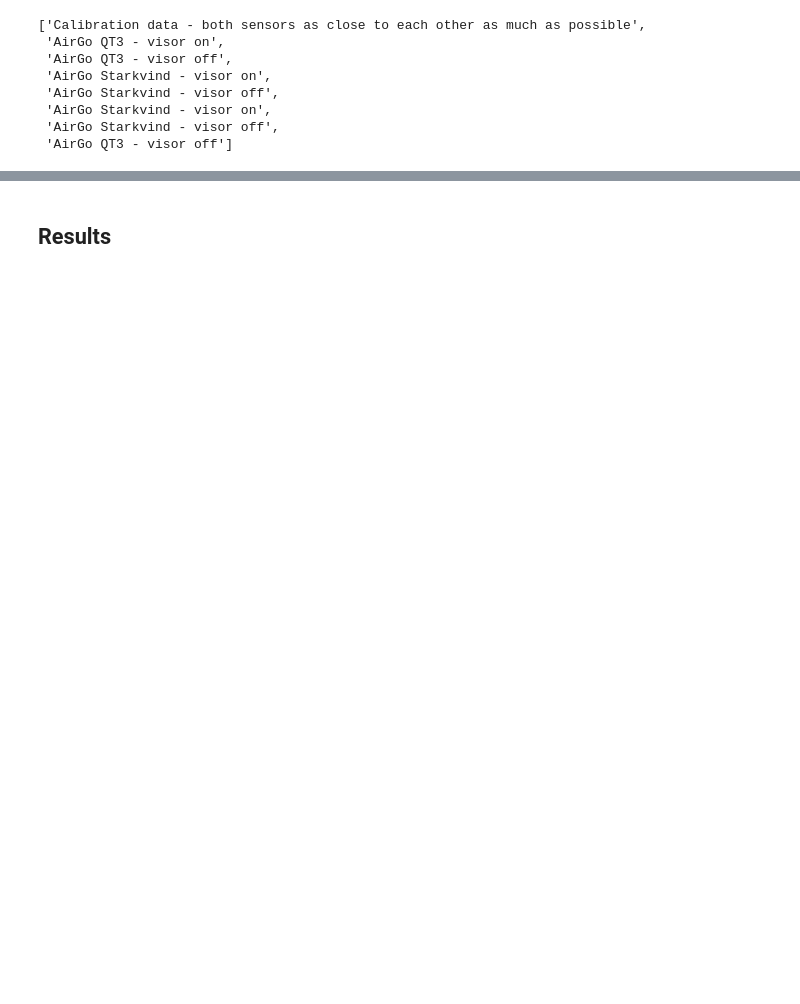
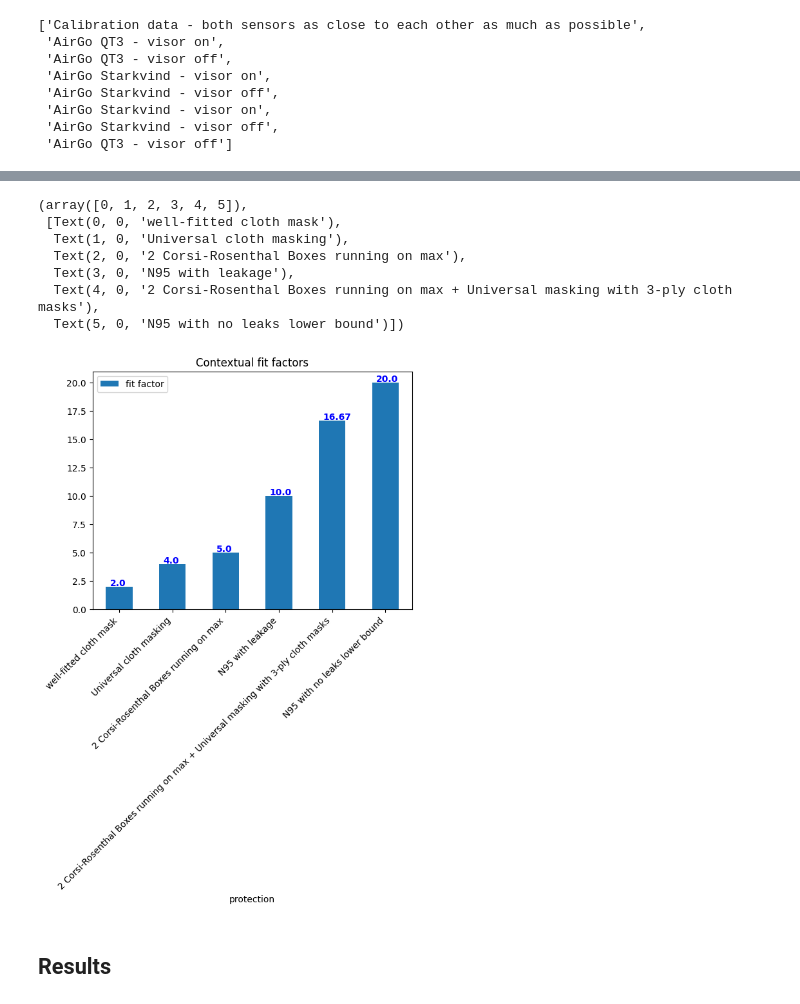
Before and after one commit to Edderic/iaq, a Jupyter notebook: airgo-2-sensors.ipynb, the cells around one changed output, grey strips where cells are left out. Saved outputs shown, nothing was run; the diff lists cells and outputs as text; code cells hidden in the pictures; blank space fills up the shorter version.

Commit message:
add some context

```diff
--- a/airgo-2-sensors.ipynb
+++ b/airgo-2-sensors.ipynb
@@ -905,0 +1041,3 @@ fit_factor_pivot
+# %%
+sorted_fit_factor_context = fit_factor_context.sort_values(by='fit factor')
+sorted_fit_factor_context
@@ -906,2 +1052,19 @@ fit_factor_pivot
+# %%
+fig, ax = plt.subplots()
+sorted_fit_factor_context.plot.bar(x='protection', y='fit factor', ax=ax)
+ax.set_title("Contextual fit factors")
+
+for i, v in enumerate(sorted_fit_factor_context['fit factor'].values):
+    ax.text(i - 0.175, v + 0.1, str(v), color='blue', fontweight='bold')
+plt.xticks(rotation=45, ha='right')
+# %% [output]
+(array([0, 1, 2, 3, 4, 5]),
+ [Text(0, 0, 'well-fitted cloth mask'),
+  Text(1, 0, 'Universal cloth masking'),
+  Text(2, 0, '2 Corsi-Rosenthal Boxes running on max'),
+  Text(3, 0, 'N95 with leakage'),
+  Text(4, 0, '2 Corsi-Rosenthal Boxes running on max + Universal masking with 3-ply cloth masks'),
+  Text(5, 0, 'N95 with no leaks lower bound')])
+[figure, added]
 # %% [markdown]
 ## Results
```
Also changed, not shown: parts of 39 cells of this notebook.
